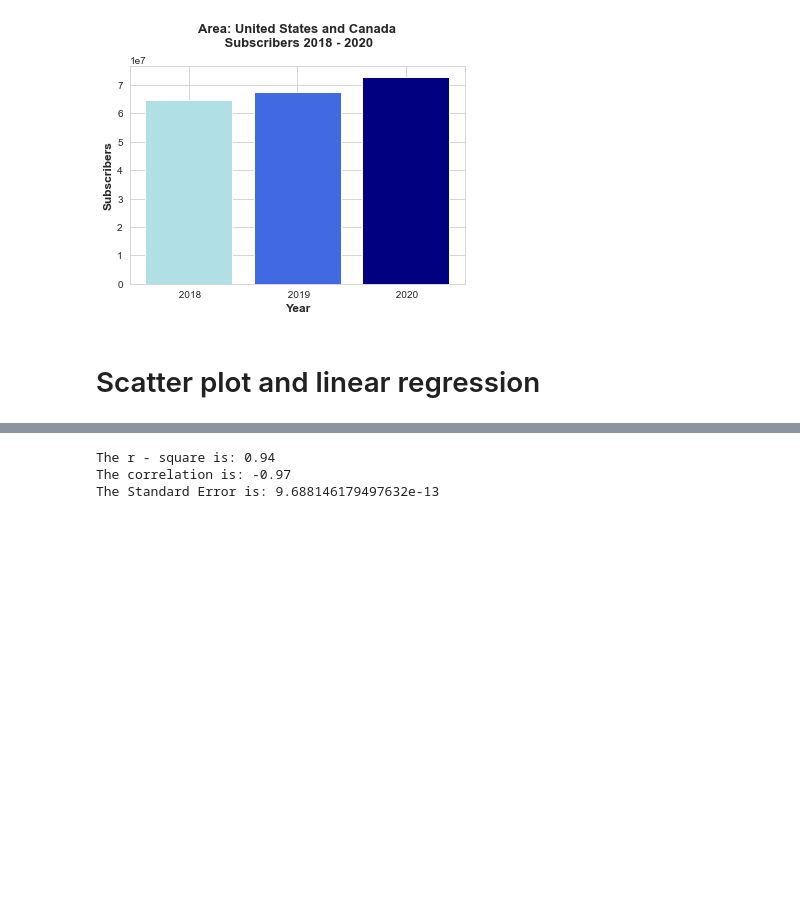
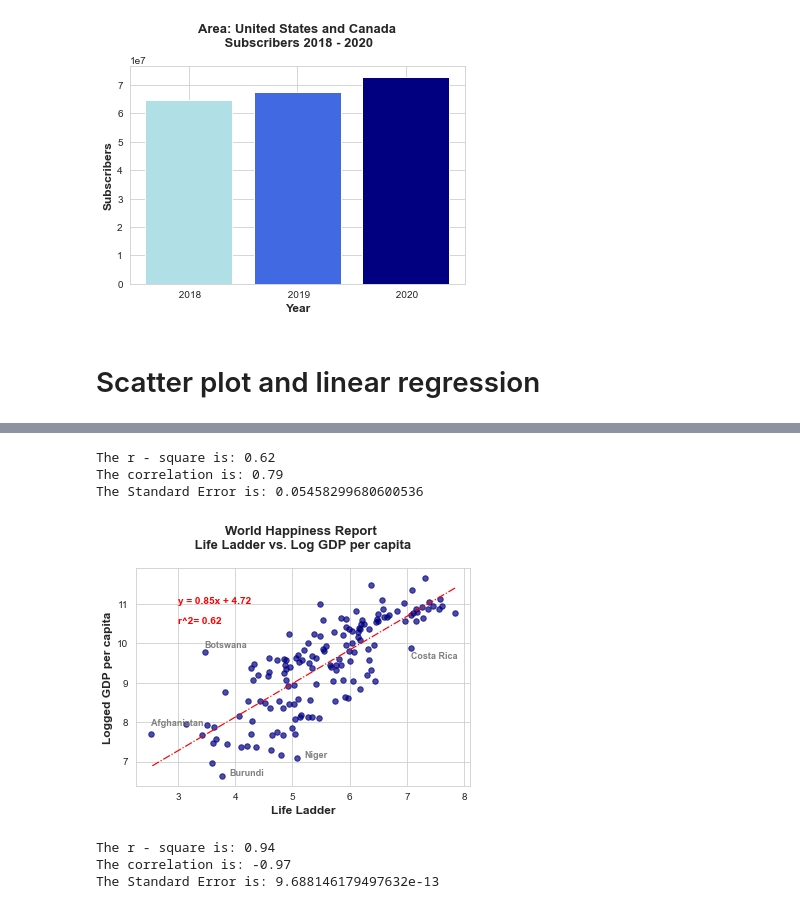
Before and after one commit to adamholcomb/Python-Media-Happiness-Analysis, a Jupyter notebook: HappinessIndex-KF.ipynb, the cells around one changed output, grey strips where cells are left out. Saved outputs shown, nothing was run; the diff lists cells and outputs as text; code cells hidden in the pictures; blank space fills up the shorter version.

```diff
--- a/HappinessIndex-KF.ipynb
+++ b/HappinessIndex-KF.ipynb
@@ -729,3 +745,34 @@ plt.show()
+# %%
+# world_happiness
+def linear_regression_g(x_axis, y_axis,x,y):
+    corr = round(st.pearsonr(x_axis,y_axis)[0],2)
+    (slope, intercept, rvalue, pvalue, stderr) = st.linregress(x_axis, y_axis)
+    rv = x_axis * slope + intercept
+    le = 'y = ' + str(round(slope,2)) + 'x + ' +str(round(intercept,2))
+    fig1,ax1=plt.subplots()
+    plt.scatter(x_axis, y_axis, color = 'navy', s = 30, alpha = 0.7)
+    plt.plot(x_axis,rv, 'r-.',linewidth =1.2, color = 'red')
+    plt.annotate(le,(x,y), fontsize = 10 , color = 'red',fontweight = 'bold')
+    plt.annotate(f'r^2= {round(rvalue**2,2)}',(x,y-0.5),fontsize=10,color="red", fontweight='bold')
+    print(f'The r - square is: {round(rvalue**2,2)}')
+    print(f'The correlation is: {round(corr,2)}')
+    print(f'The Standard Error is: {stderr}')
+
+linear_regression_g(world_happiness_report['Ladder score'], world_happiness_report ['Logged GDP per capita'],3,11)
+plt.title(f'World Happiness Report \n Life Ladder vs. Log GDP per capita \n', fontsize = 13, fontweight = 'bold')
+plt.xlabel('Life Ladder', fontsize = 12,fontweight = 'bold')
+plt.ylabel('Logged GDP per capita', fontsize = 12,fontweight = 'bold')
+plt.annotate(f'Afghanistan',(2.523,7.9), fontsize = 9 , color = 'grey',fontweight = 'bold')
+plt.annotate(f'Botswana',(3.467,9.9), fontsize = 9 , color = 'grey',fontweight = 'bold')
+plt.annotate(f'Costa Rica',(7.069,9.6), fontsize = 9 , color = 'grey',fontweight = 'bold')
+plt.annotate(f'Burundi',(3.9, 6.635), fontsize = 9 , color = 'grey',fontweight = 'bold')
+plt.annotate(f'Niger',(5.2, 7.098), fontsize = 9 , color = 'grey',fontweight = 'bold')
+plt.show()
+# %% [output]
+The r - square is: 0.62
+The correlation is: 0.79
+The Standard Error is: 0.05458299680600536
+[figure, added]
 # %%
 # Linear Regression
 def linear_regression(x_axis, y_axis,x,y):
```
Also changed, not shown: parts of 4 cells of this notebook, 6 other files.
